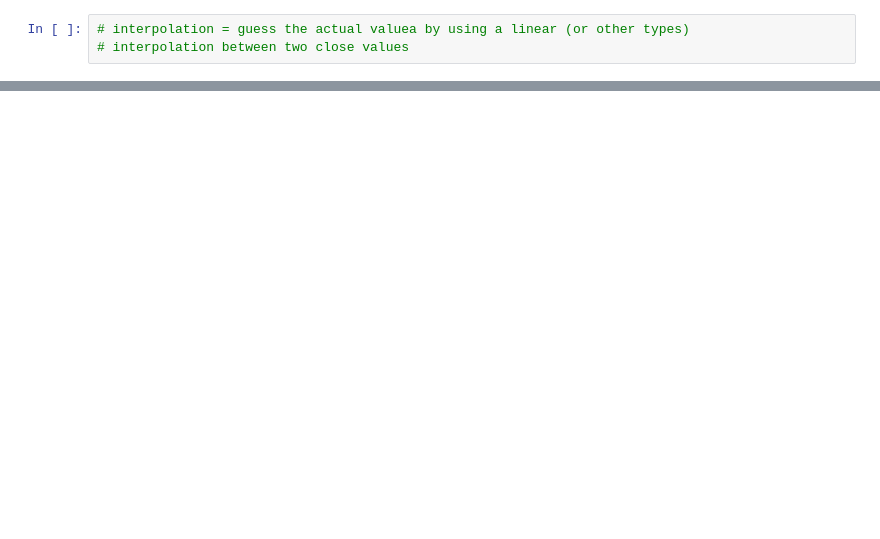
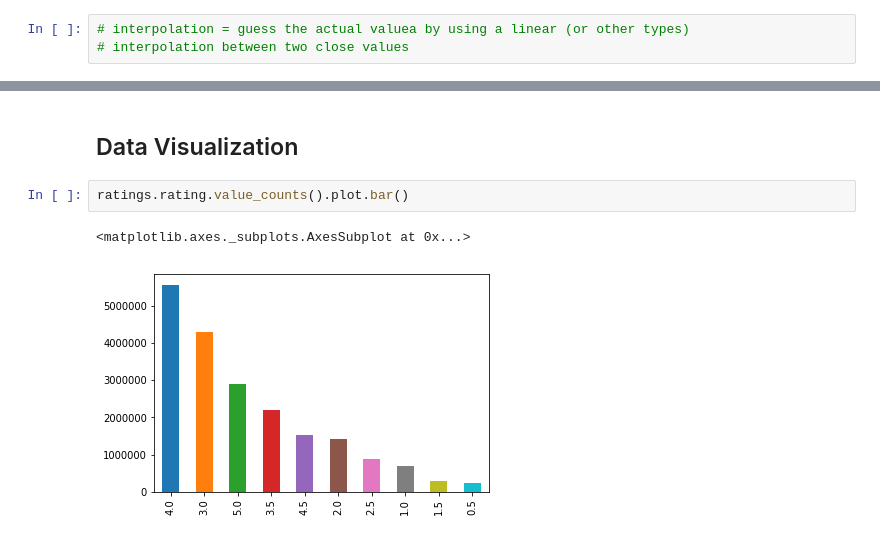
Before and after one commit to sgrosu/sandiego, a Jupyter notebook: movies.ipynb, the cells around one changed output, grey strips where cells are left out. Saved outputs shown, nothing was run; the diff lists cells and outputs as text; blank space fills up the shorter version.

```diff
--- a/movies.ipynb
+++ b/movies.ipynb
@@ -155,0 +201,7 @@ df.dropna(axis = 0 | 1)
+# %% [markdown]
+## Data Visualization
+# %%
+ratings.rating.value_counts().plot.bar()
+# %% [output]
+<matplotlib.axes._subplots.AxesSubplot at 0x...>
+[figure, added]
```
Also changed, not shown: parts of 25 cells of this notebook.
